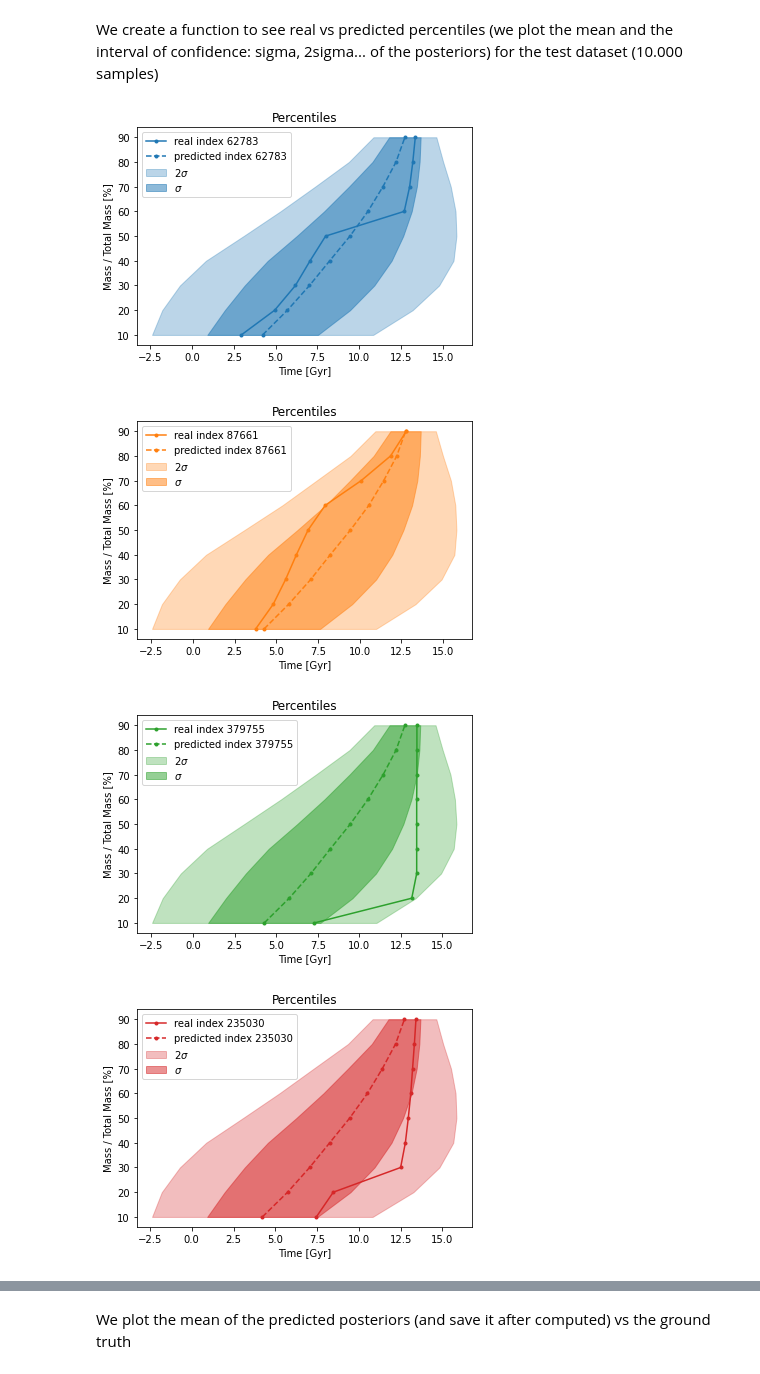
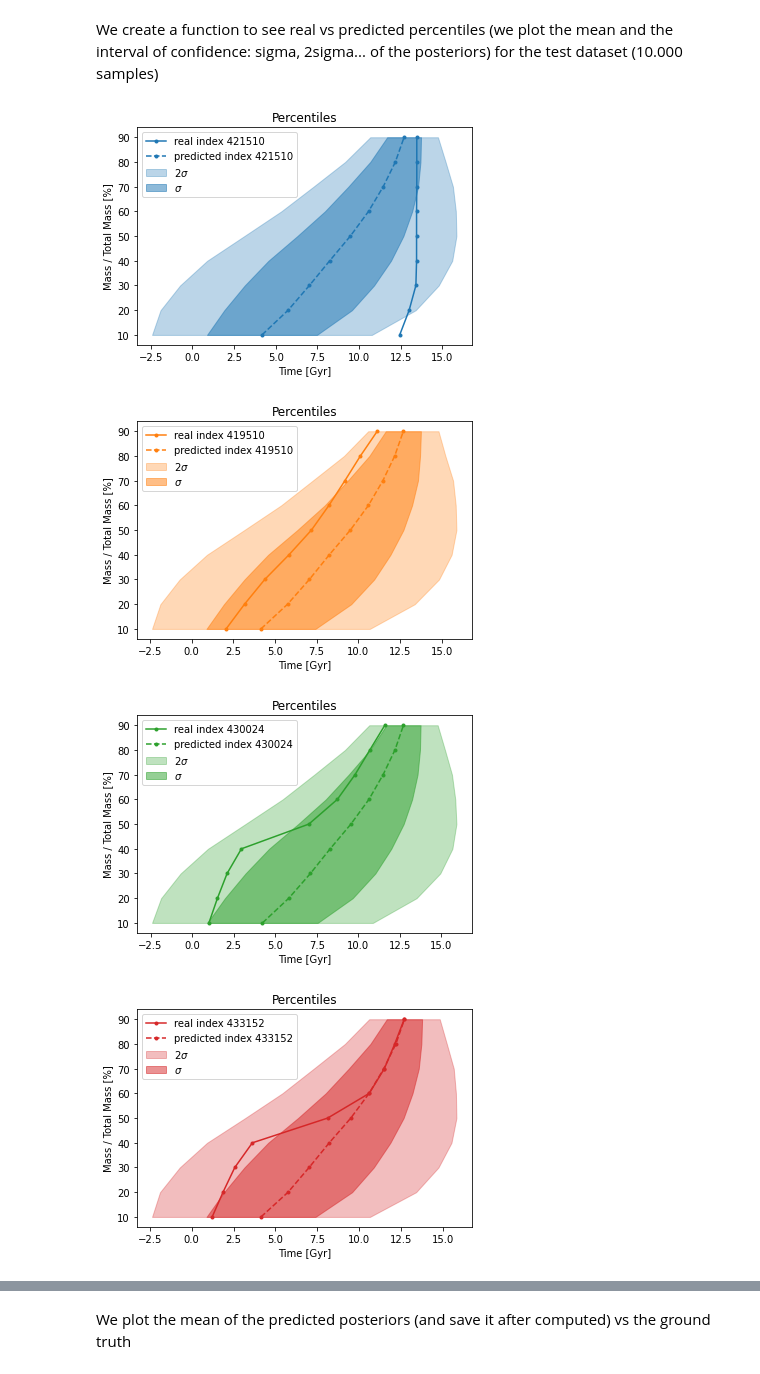
Before and after one commit to patriglesias/SBI_SFHs, a Jupyter notebook: alpha_fe/alpha_posterior_estimation.ipynb, the cells around one changed output, grey strips where cells are left out. Cells and saved outputs as stored; diff of their text form; code cells hidden in the pictures.

```diff
--- a/alpha_fe/alpha_posterior_estimation.ipynb
+++ b/alpha_fe/alpha_posterior_estimation.ipynb
@@ -20,8 +20,8 @@ from tqdm import tqdm
 # %% [markdown]
 We load the percentiles and latent vectors
 # %%
-latents_batch=np.load('./latents_450000.npy',allow_pickle=True)
-percentiles=np.load('./y_450000.npy',allow_pickle=True)
+latents_batch=np.load('./saved_models/latents_450000.npy',allow_pickle=True)
+percentiles=np.load('./saved_models/y_450000.npy',allow_pickle=True)
 latents=np.zeros((450000,16))
 batch_size=128
 
@@ -146,62 +148,61 @@ def plot_percentile_distribution(i,index_list=np.random.randint(405000,450000,15
 
     if i==None:
         for k,j in enumerate(index_list):
-                #if index_sh[j]>5000:
-                Xobs=latents[index_sh[j],:]
+
+                Xobs=latents[j,:]
                 posterior_samples= np.array(qphi.sample((10000,),
                                                     x=torch.as_tensor(np.array([Xobs]).astype(np.float32)).to('cpu'),
                                                         show_progress_bars=False).detach().to('cpu'))
 
-                plt.plot(percentiles[index_sh[j],:9],np.arange(10,100,10),'.-',color='C'+str(k),label='real index '+str(index_sh[j]))
-                plt.plot(np.mean(posterior_samples,axis=0)[:9],np.arange(10,100,10),'.--',color='C'+str(k),label='predicted index '+str(index_sh[j]))
+                plt.plot(percentiles[j,:9],np.arange(10,100,10),'.-',color='C'+str(k),label='real index '+str(j))
+                plt.plot(np.mean(posterior_samples,axis=0)[:9],np.arange(10,100,10),'.--',color='C'+str(k),label='predicted index '+str(j))
                 plt.fill_betweenx(np.arange(10,100,10),np.mean(posterior_samples,axis=0)[:9]+2*np.std(posterior_samples[:,:9],axis=0),np.mean(posterior_samples,axis=0)[:9]-2*np.std(posterior_samples[:,:9],axis=0),color='C'+str(k),alpha=0.3,label='$2\\sigma$')
                 plt.fill_betweenx(np.arange(10,100,10),np.mean(posterior_samples,axis=0)[:9]+np.std(posterior_samples[:,:9],axis=0),np.mean(posterior_samples,axis=0)[:9]-np.std(posterior_samples[:,:9],axis=0),color='C'+str(k),alpha=0.5,label='$\\sigma$')
                 plt.title('Percentiles')
                 plt.legend()
                 plt.xlabel('Time [Gyr]')
                 plt.ylabel('Mass / Total Mass [%]')
-                plt.savefig('prediction_1e5_m216_'+str(k)+'.jpg')
+                #plt.savefig('prediction_1e5_m216_'+str(k)+'.jpg')
                 plt.show()
 
 
     else:
          for k,j in enumerate(index_list):
-                #if index_sh[j]>5000:
-                Xobs=latents[index_sh[j],:]
+
+                Xobs=latents[j,:]
                 posterior_samples= np.array(qphi.sample((10000,),
                                                     x=torch.as_tensor(np.array([Xobs]).astype(np.float32)).to('cpu'),
                                                         show_progress_bars=False).detach().to('cpu'))
 
-                plt.hist(posterior_samples[:,i-1],alpha=0.5,color='C'+str(k),label='index '+str(index_sh[j]))
+                plt.hist(posterior_samples[:,i-1],alpha=0.5,color='C'+str(k),label='index '+str(j))
 
                 if mean:
                     plt.axvline(np.mean(posterior_samples[:,i-1]),ls='--',color='C'+str(k))
-                    plt.axvline(percentiles[index_sh[j],i-1],ls='-',color='C'+str(k))
+                    plt.axvline(percentiles[j,i-1],ls='-',color='C'+str(k))
 
 
          plt.title('percentil posterior ' +str(i*10)+'%')
          #plt.legend()
          plt.xlabel('Time [Gyr]')
          plt.show()
 
          if real_plot:
             for k,j in enumerate(index_list):
-                #if index_sh[j]>5000:
-                plt.plot(percentiles[index_sh[j],:9],np.arange(10,100,10),'.-',color='C'+str(k),label='index '+str(index_sh[j]))
+                plt.plot(percentiles[j,:9],np.arange(10,100,10),'.-',color='C'+str(k),label='index '+str(j))
             plt.title('Real percentiles')
             plt.xlabel('Time [Gyr]')
             plt.ylabel('Mass / Total Mass [%]')
             #plt.legend()
             plt.show()
 
 
 
 #plot_percentile_distribution(1,mean=True)
 #plot_percentile_distribution(5,mean=True)
 #plot_percentile_distribution(9,mean=True,real_plot=True)
 plot_percentile_distribution(None)
 # %% [output]
-[figure, old version]
+[figure, new version]
-[figure, old version]
+[figure, new version]
-[figure, old version]
+[figure, new version]
-[figure, old version]
+[figure, new version]
```
Also changed, not shown: parts of 8 cells of this notebook, 18 other files.
